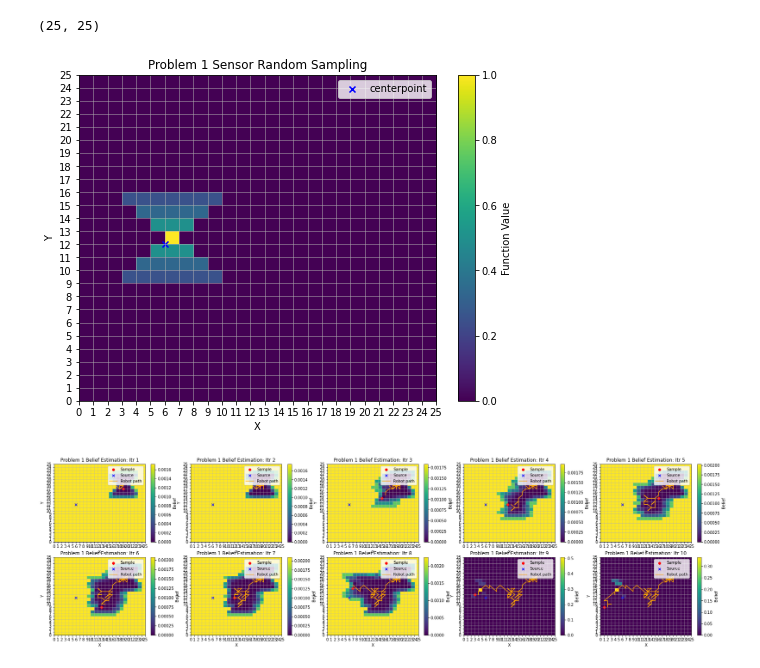
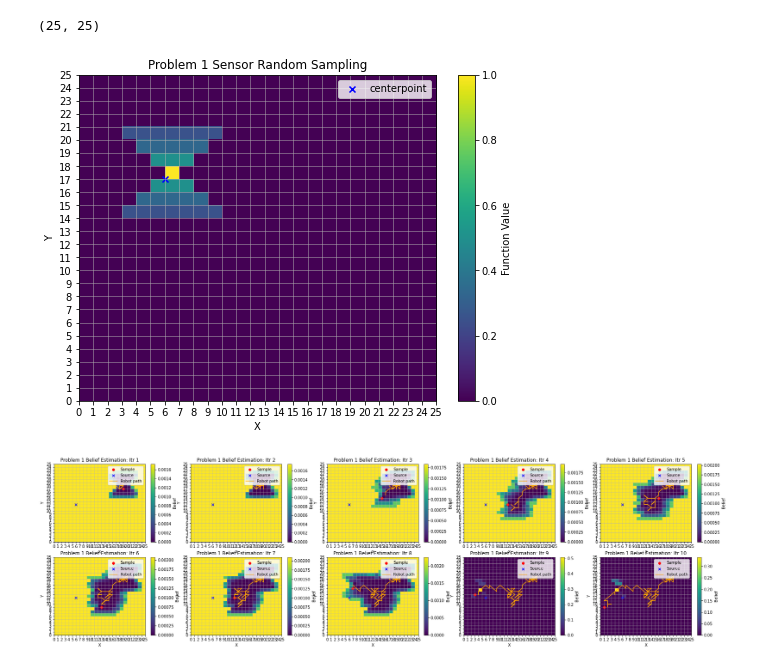
Before and after one commit to Schelbert197/active_learning, a Jupyter notebook: homework2.ipynb, the cells around one changed output. Saved outputs shown, nothing was run; the diff lists cells and outputs as text; code cells hidden in the pictures.

```diff
--- a/homework2.ipynb
+++ b/homework2.ipynb
@@ -123,34 +123,34 @@ def random_walk(location):
 # %%
 # Generate grid points
 x = np.linspace(0, 24, 25)
 y = np.linspace(0, 24, 25)
 X, Y = np.meshgrid(x, y)
 
 # Create the plot
-centerpoint = (6, 12)
+centerpoint = (6, 17)
 plt.figure(figsize=(8, 6))
 # Plot sampled locations
 plt.scatter(centerpoint[0], centerpoint[1], marker='x',
             color='blue', label='centerpoint')
 
 Z_mat = compute_z(X, Y, centerpoint)
 print(Z_mat.shape)
 
 # Add legend
 plt.legend(loc='upper right')
 plt.imshow(Z_mat, extent=[0, 25, 0, 25], cmap='viridis',
            origin='lower', aspect='auto')
 plt.colorbar(label='Function Value')
 plt.title('Problem 1 Sensor Random Sampling')
 plt.grid(which='both', linestyle='-', linewidth=0.5)
 plt.xticks(np.arange(0, 26, 1))  # Set ticks every 1 unit
 plt.yticks(np.arange(0, 26, 1))
 plt.xlabel('X')
 plt.ylabel('Y')
 plt.show()
 # %% [output]
 (25, 25)
-[figure, old version]
+[figure, new version]
 # %%
 initial_prior = 1/(X.shape[1] * X.shape[0])
 B = np.ones_like(X) * initial_prior  # Initialize array for prior belief
```
Also changed, not shown: parts of 2 cells of this notebook, 3 other files.
